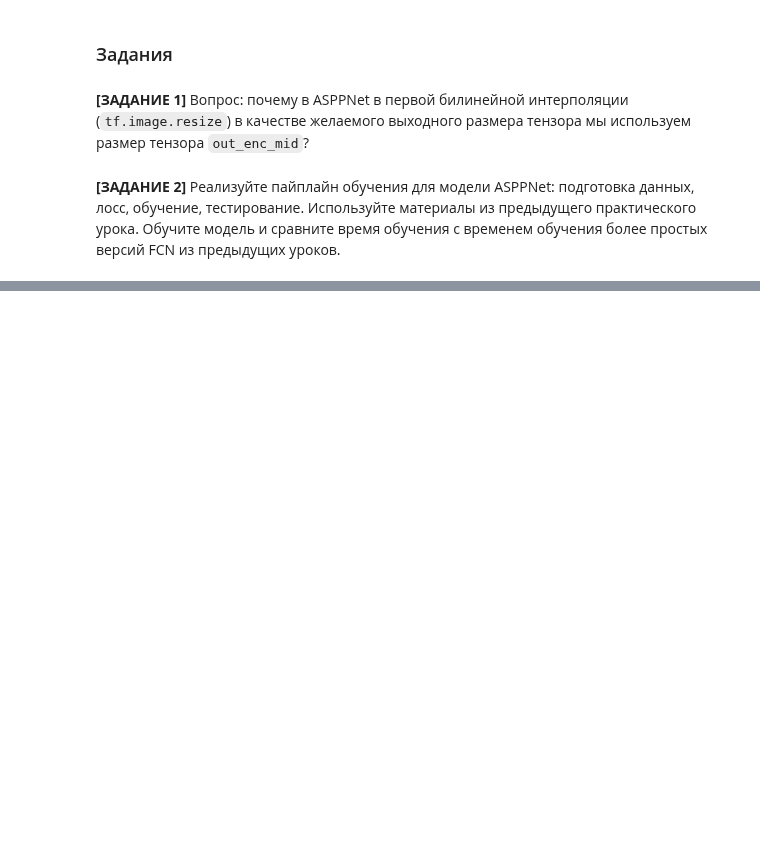
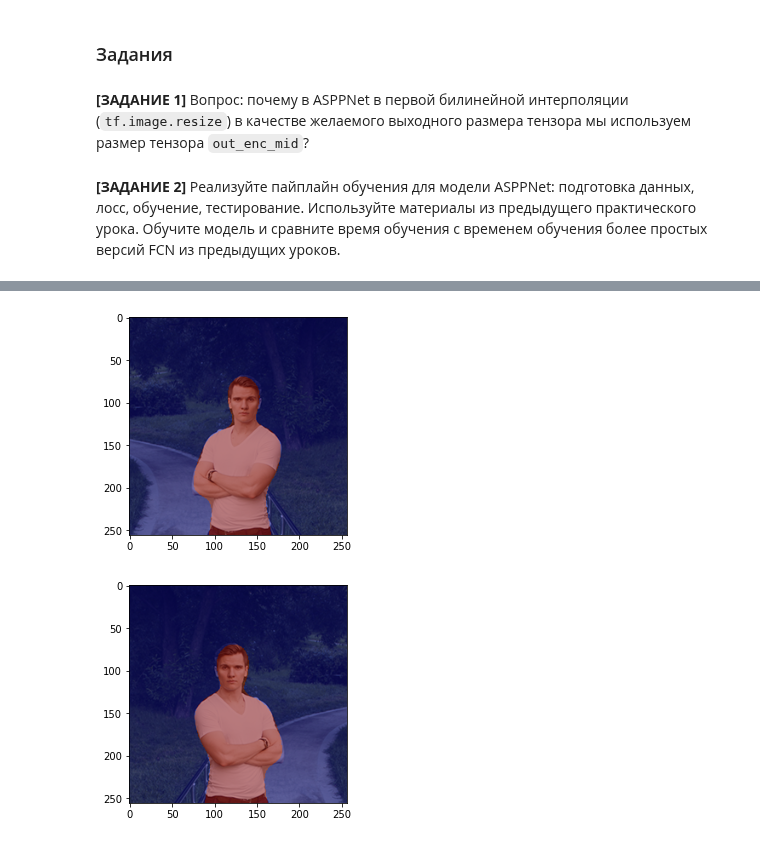
Before and after one commit to larinsi/DS0P, a Jupyter notebook: Machine_learning_Middle_level_Neural_networks/07_Semantic_segmentation_Pt2/Реализация_ASPP_сети.ipynb, the cells around one changed output, grey strips where cells are left out. Saved outputs shown, nothing was run; the diff lists cells and outputs as text; code cells hidden in the pictures; blank space fills up the shorter version.

```diff
--- a/Machine_learning_Middle_level_Neural_networks/07_Semantic_segmentation_Pt2/Реализация_ASPP_сети.ipynb
+++ b/Machine_learning_Middle_level_Neural_networks/07_Semantic_segmentation_Pt2/Реализация_ASPP_сети.ipynb
@@ -105,3 +105,25 @@ model = ASPPNet()
 # %% [markdown]
 
 **[ЗАДАНИЕ 2]** Реализуйте пайплайн обучения для модели ASPPNet: подготовка данных, лосс, обучение, тестирование. Используйте материалы из предыдущего практического урока. Обучите модель и сравните время обучения с временем обучения более простых версий FCN из предыдущих уроков.
+# %%
+import imageio
+import matplotlib.pyplot as plt
+%matplotlib inline
+
+img = imageio.imread('me_256.png')
+img = img.astype(np.float32) / 255.
+
+gt = imageio.imread('me_gt_256.png')
+gt = gt.astype(np.float32) / 255.
+gt = np.mean(gt, axis=2)[...,None]
+
+train_x = np.stack((img, img[:, ::-1, :]))
+train_y = np.stack((gt, gt[:, ::-1, :]))
+
+loss = tf.keras.losses.BinaryCrossentropy()
+optimizer = tf.keras.optimizers.Adam(learning_rate=1e-4)
+
+model.compile(loss=loss, optimizer=optimizer)
+
+# tf.keras.utils.plot_model(model)
+model.fit(train_x, train_y, epochs=100)
@@ -107,0 +149,10 @@ model = ASPPNet()
+# %%
+for sample in train_x:
+    out = model.predict(sample[None, ...])
+    seg_map = (out[0, ..., 0]>0.5).astype(np.float32)
+    seg_map_clr = plt.get_cmap('jet')(seg_map)[..., :3]
+    plt.imshow(sample*0.5 + seg_map_clr*0.5)
+    plt.show()
+# %% [output]
+[figure, added]
+[figure, added]
```
Also changed, not shown: parts of 2 cells of this notebook.
